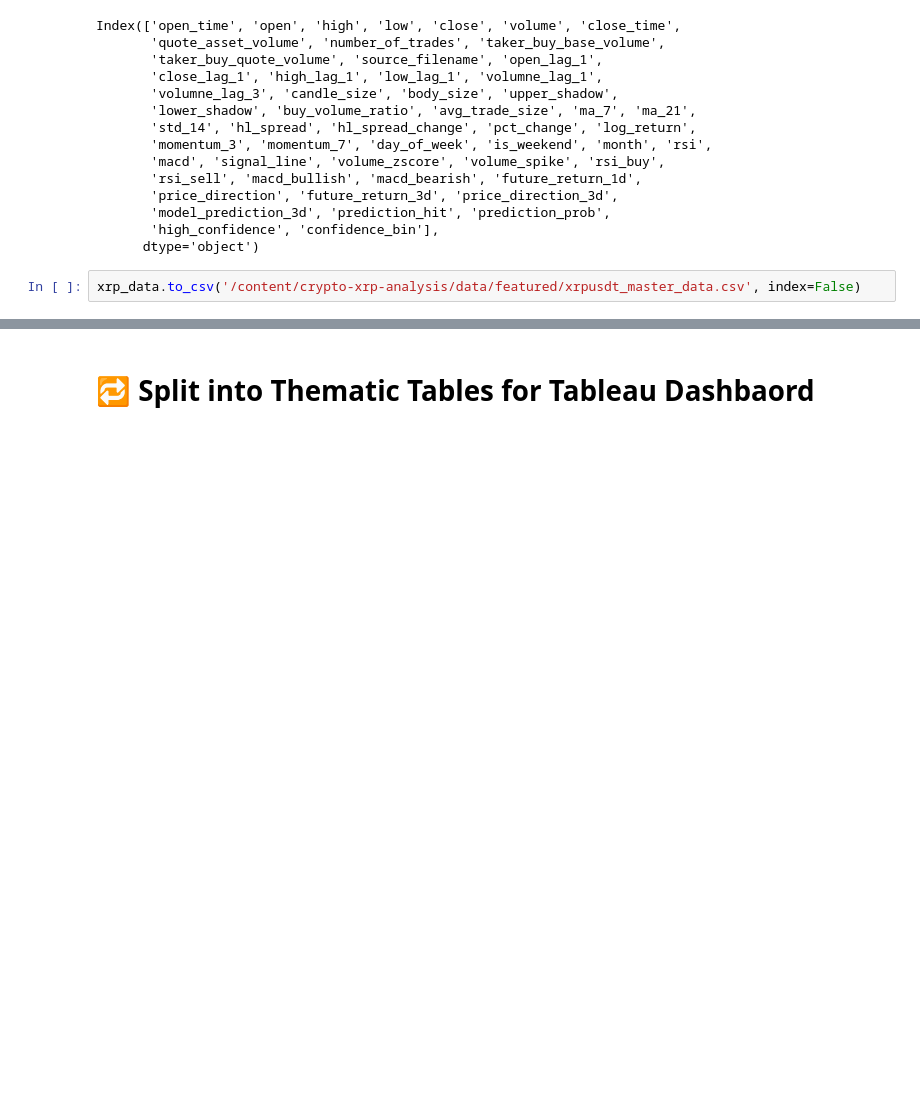
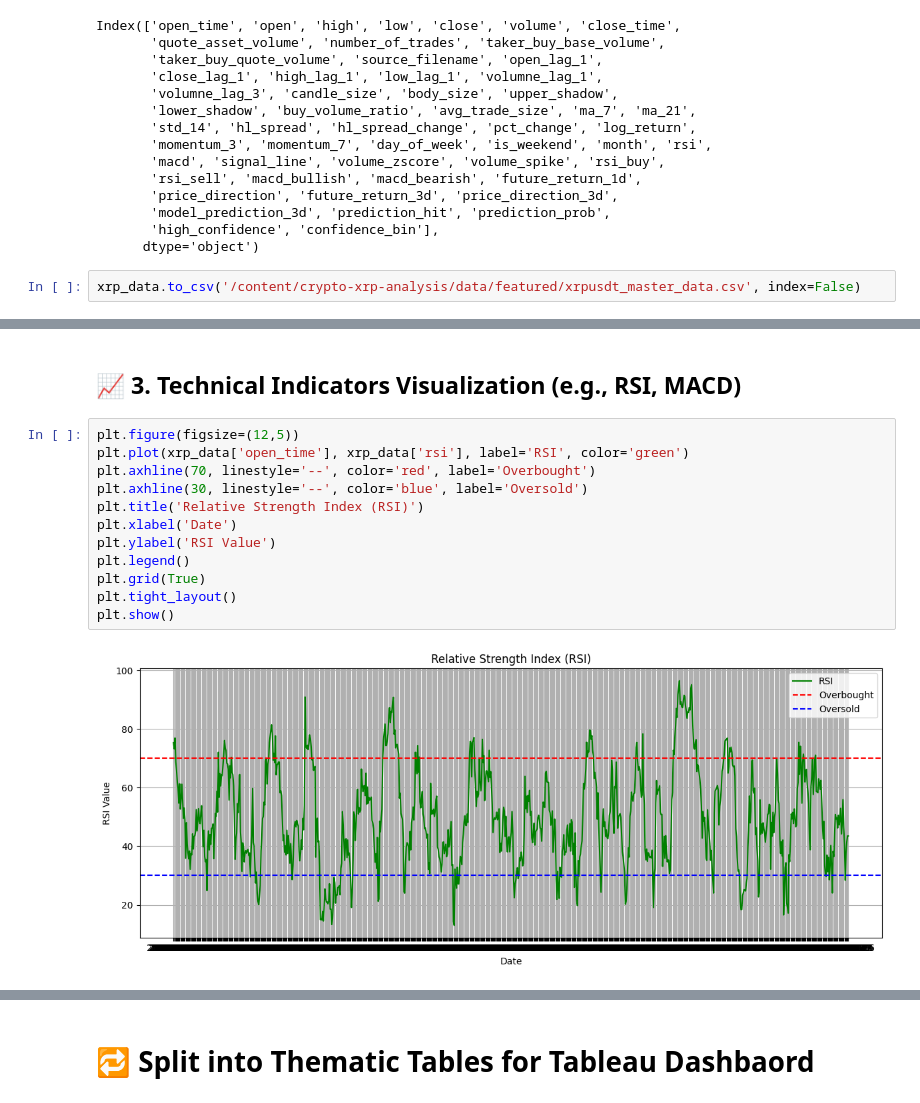
Before and after one commit to mittushaji25/crypto-xrp-analysis, a Jupyter notebook: notebooks/04_forecasting_and_prediction_models.ipynb, the cells around one changed output, grey strips where cells are left out. Saved outputs shown, nothing was run; the diff lists cells and outputs as text; blank space fills up the shorter version.

```diff
--- a/notebooks/04_forecasting_and_prediction_models.ipynb
+++ b/notebooks/04_forecasting_and_prediction_models.ipynb
@@ -116,0 +153,16 @@ xrp_data.to_csv('/content/crypto-xrp-analysis/data/featured/xrpusdt_master_data.
+# %% [markdown]
+## 📈 3. Technical Indicators Visualization (e.g., RSI, MACD)
+# %%
+plt.figure(figsize=(12,5))
+plt.plot(xrp_data['open_time'], xrp_data['rsi'], label='RSI', color='green')
+plt.axhline(70, linestyle='--', color='red', label='Overbought')
+plt.axhline(30, linestyle='--', color='blue', label='Oversold')
+plt.title('Relative Strength Index (RSI)')
+plt.xlabel('Date')
+plt.ylabel('RSI Value')
+plt.legend()
+plt.grid(True)
+plt.tight_layout()
+plt.show()
+# %% [output]
+[figure, added]
```
Also changed, not shown: parts of 11 cells of this notebook.
